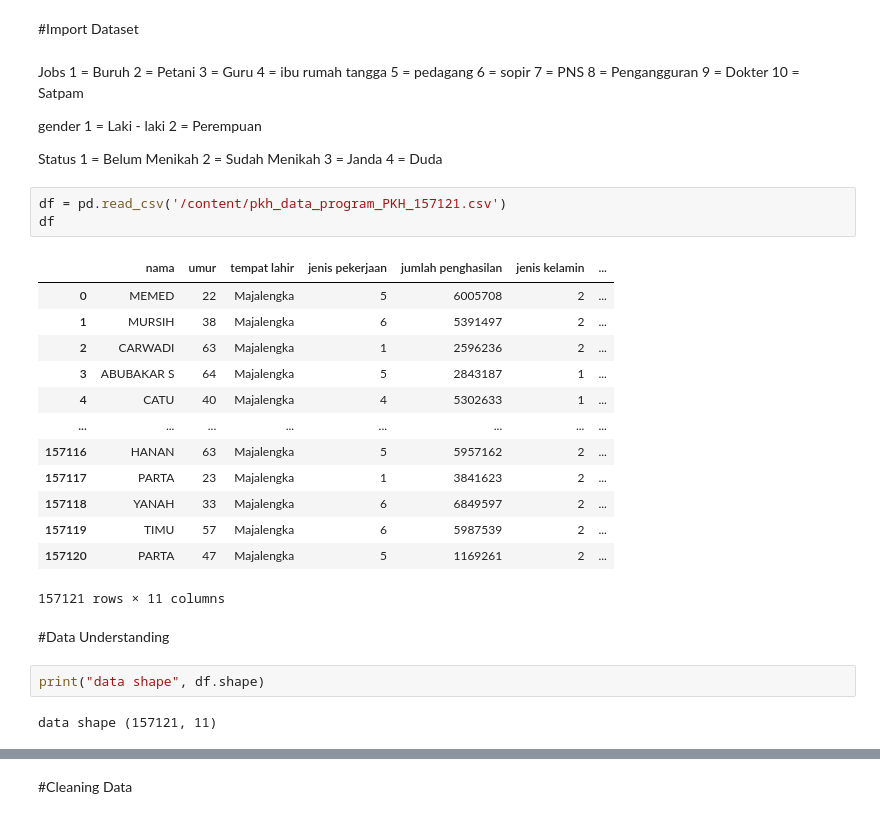
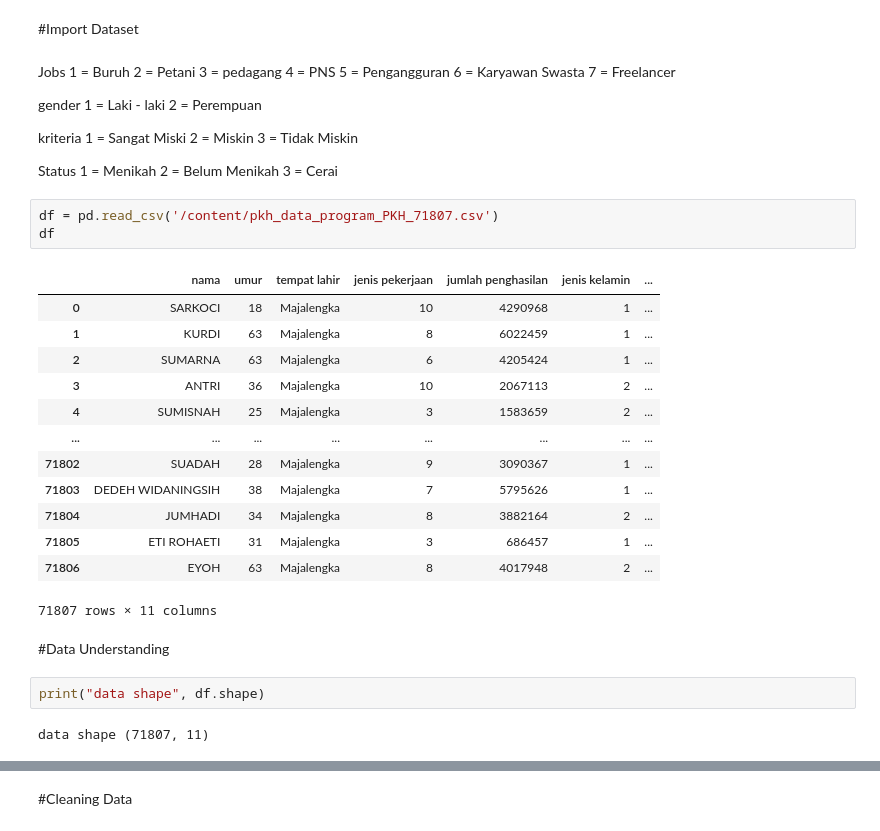
Before and after one commit to Rizki-132/Allmateri, a Jupyter notebook: Klasifikasi_program_pkh_(Fix).ipynb, the cells around one changed output, grey strips where cells are left out. Saved outputs shown, nothing was run; the diff lists cells and outputs as text.

```diff
--- a/Klasifikasi_program_pkh_(Fix).ipynb
+++ b/Klasifikasi_program_pkh_(Fix).ipynb
@@ -41,47 +41,48 @@ warnings.filterwarnings('ignore')
 Jobs
 1 = Buruh
 2 = Petani
-3 = Guru
-4 = ibu rumah tangga
-5 = pedagang
-6 = sopir
-7 = PNS
-8 = Pengangguran
-9 = Dokter
-10 = Satpam
+3 = pedagang
+4 = PNS
+5 = Pengangguran
+6 = Karyawan Swasta
+7 = Freelancer
 
 gender
 1 = Laki - laki
 2 = Perempuan
 
+kriteria
+1 = Sangat Miski
+2 = Miskin
+3 = Tidak Miskin
+
 Status
-1 = Belum Menikah
-2 = Sudah Menikah
-3 = Janda
-4 = Duda
+1 = Menikah
+2 = Belum Menikah
+3 = Cerai
 # %%
-df = pd.read_csv('/content/pkh_data_program_PKH_157121.csv')
+df = pd.read_csv('/content/pkh_data_program_PKH_71807.csv')
 df
 # %% [output]
 |  | nama | umur | tempat lahir | jenis pekerjaan | jumlah penghasilan | jenis kelamin | ... |
-| 0 | MEMED | 22 | Majalengka | 5 | 6005708 | 2 | ... |
-| 1 | MURSIH | 38 | Majalengka | 6 | 5391497 | 2 | ... |
-| 2 | CARWADI | 63 | Majalengka | 1 | 2596236 | 2 | ... |
-| 3 | ABUBAKAR S | 64 | Majalengka | 5 | 2843187 | 1 | ... |
-| 4 | CATU | 40 | Majalengka | 4 | 5302633 | 1 | ... |
+| 0 | SARKOCI | 18 | Majalengka | 10 | 4290968 | 1 | ... |
+| 1 | KURDI | 63 | Majalengka | 8 | 6022459 | 1 | ... |
+| 2 | SUMARNA | 63 | Majalengka | 6 | 4205424 | 1 | ... |
+| 3 | ANTRI | 36 | Majalengka | 10 | 2067113 | 2 | ... |
+| 4 | SUMISNAH | 25 | Majalengka | 3 | 1583659 | 2 | ... |
 | ... | ... | ... | ... | ... | ... | ... | ... |
-| 157116 | HANAN | 63 | Majalengka | 5 | 5957162 | 2 | ... |
-| 157117 | PARTA | 23 | Majalengka | 1 | 3841623 | 2 | ... |
-| 157118 | YANAH | 33 | Majalengka | 6 | 6849597 | 2 | ... |
-| 157119 | TIMU | 57 | Majalengka | 6 | 5987539 | 2 | ... |
-| 157120 | PARTA | 47 | Majalengka | 5 | 1169261 | 2 | ... |
+| 71802 | SUADAH | 28 | Majalengka | 9 | 3090367 | 1 | ... |
+| 71803 | DEDEH WIDANINGSIH | 38 | Majalengka | 7 | 5795626 | 1 | ... |
+| 71804 | JUMHADI | 34 | Majalengka | 8 | 3882164 | 2 | ... |
+| 71805 | ETI ROHAETI | 31 | Majalengka | 3 | 686457 | 1 | ... |
+| 71806 | EYOH | 63 | Majalengka | 8 | 4017948 | 2 | ... |
-157121 rows × 11 columns
+71807 rows × 11 columns
 # %% [markdown]
 #Data Understanding
 # %%
 print("data shape", df.shape)
 # %% [output]
-data shape (157121, 11)
+data shape (71807, 11)
 # %%
 df.info()
 # %% [output]
```
Also changed, not shown: parts of 17 cells of this notebook.
